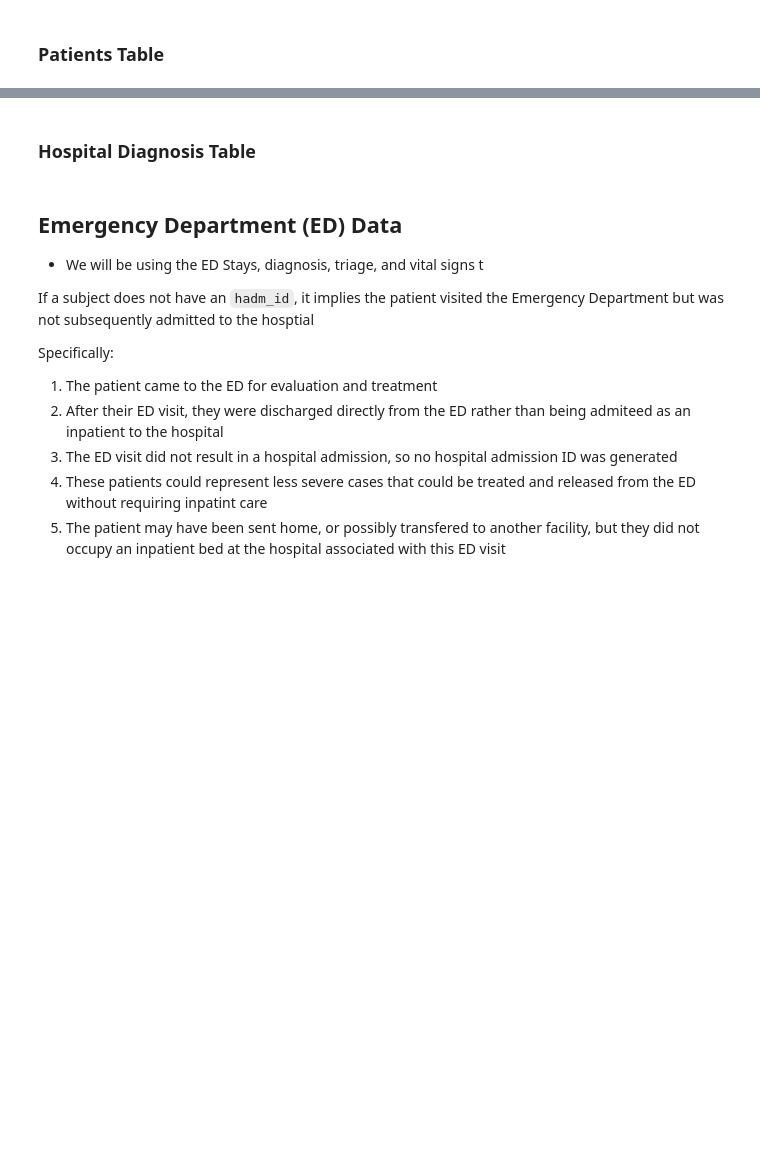
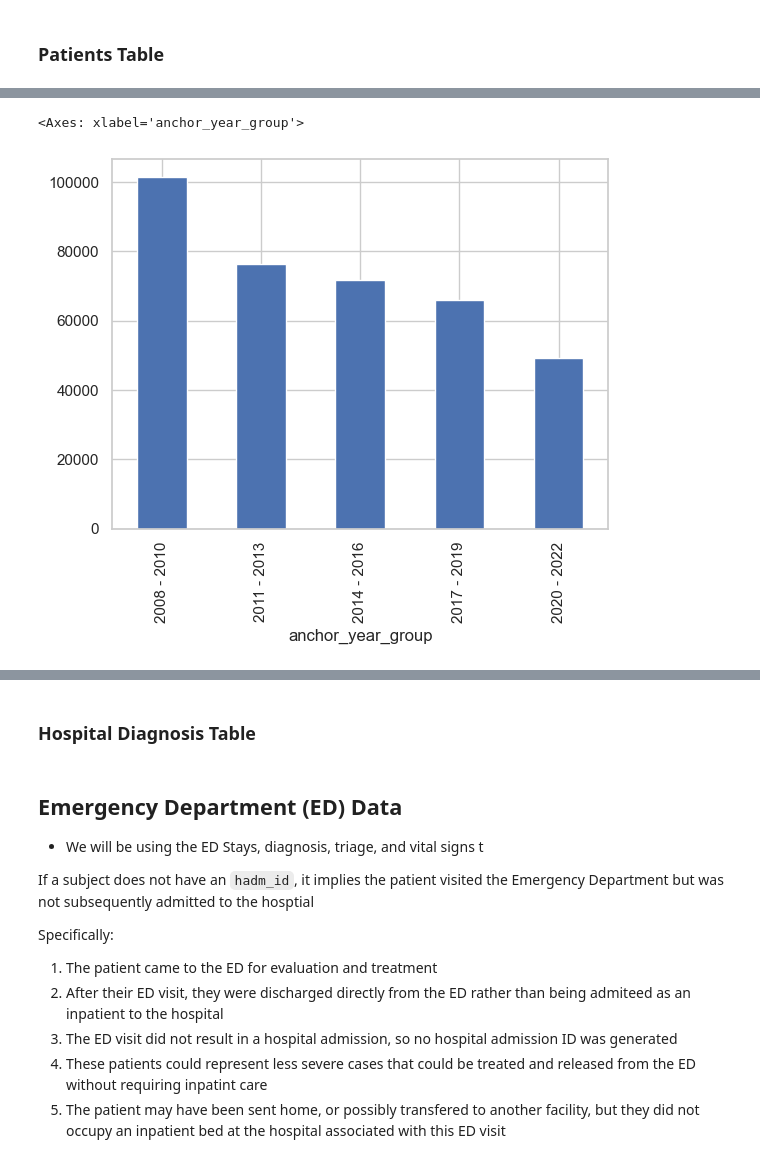
Before and after one commit to JewelsHovan/Milestone-I, a Jupyter notebook: src/Narrative.ipynb, the cells around one changed output, grey strips where cells are left out. Drawn from its saved outputs; the diff is of its cells as text; code cells hidden in the pictures; blank space fills up the shorter version.

```diff
--- a/src/Narrative.ipynb
+++ b/src/Narrative.ipynb
@@ -36,13 +37,22 @@ from config import FILE_PATHS
 # %%
 # Define file paths
 file_paths = {
+    # ED files
     'edstays': "../ED/edstays.csv",
-    'admissions': "../HOSP/admissions.csv",
-    'transfers': "../HOSP/transfers.csv",
     'diagnosis': "../ED/diagnosis.csv",
     'triage': "../ED/triage.csv",
     'vitalsigns': '../ED/vitalsign.csv',
     'medrecon': '../ED/medrecon.csv',
+
+    # HOSP files
+    'admissions': "../HOSP/admissions.csv",
+    'transfers': "../HOSP/transfers.csv",
+    'patients': "../HOSP/patients.csv",
+
+    # ICU files
+    'icu_stays': "../ICU/icustays.csv",
+
+    # Data files
     'icd10_codes': "../Data/diagnosis_icd10_codes.csv",
     'icd9_codes': "../Data/diagnosis_icd9_codes.csv"
 }
@@ -104,3 +135,8 @@ transfers_df.head()
 | 4 | 10000032 | 22841357.0 | 34703856 | admit | Transplant | 2180-06-26 21:31:00 | 2180-06-27 18:49:12 |
 # %% [markdown]
 ### Patients Table
+# %%
+patients_df = preprocessor.preprocess_table('patients')
+patients_df.head()
+
+Utils.print_info(patients_df)
@@ -106,0 +168,5 @@ transfers_df.head()
+# %%
+patients_df.groupby('anchor_year_group').size().plot.bar()
+# %% [output]
+<Axes: xlabel='anchor_year_group'>
+[figure, added]
```
Also changed, not shown: parts of 25 cells of this notebook, 9 other files.
